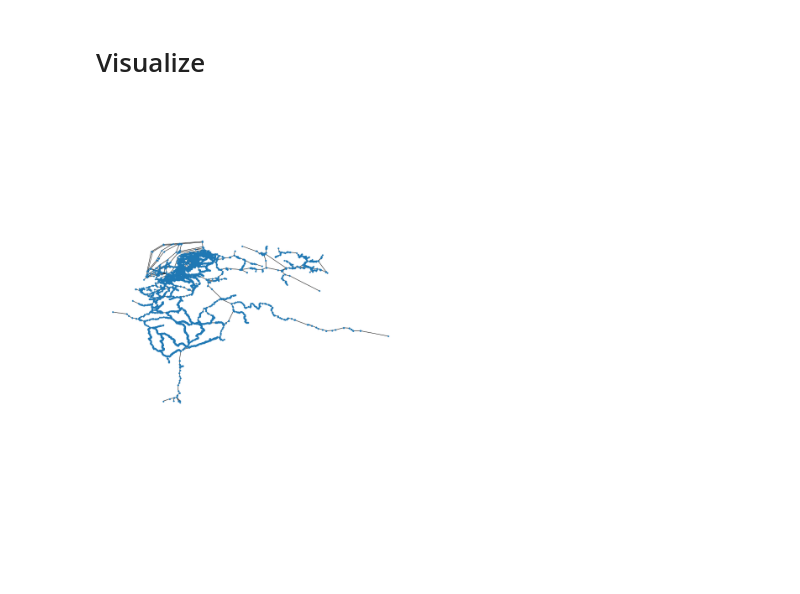
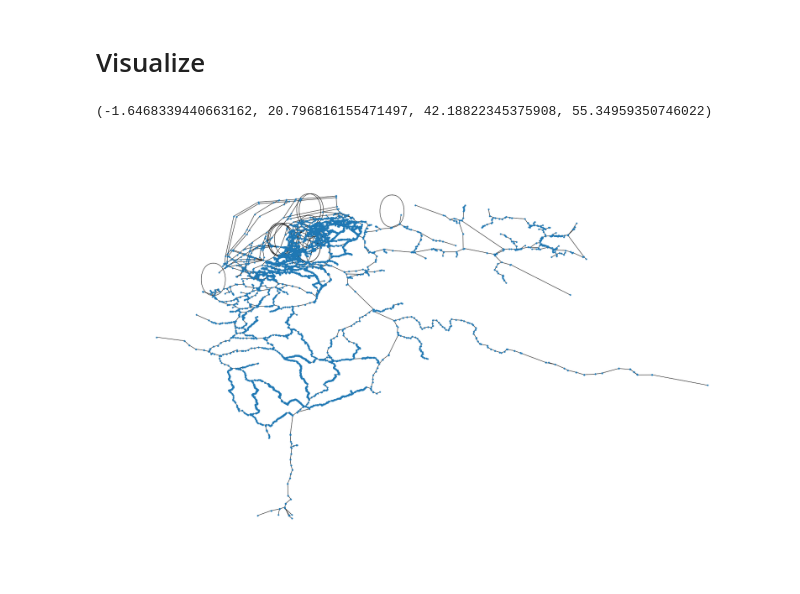
Before and after one commit to Deltares-research/digitaltwin-waterway, a Jupyter notebook: notebooks/fis-network/generate_fis_network.ipynb, the cells around one changed output. Saved outputs shown, nothing was run; the diff lists cells and outputs as text; code cells hidden in the pictures.

```diff
--- a/notebooks/fis-network/generate_fis_network.ipynb
+++ b/notebooks/fis-network/generate_fis_network.ipynb
@@ -66,8 +67,9 @@ navigability_columns = ['Id', 'Classification', 'Code', 'Description']
 ## section = section.merge(navigability[navigability_columns], left_on='geometry', right_on='geometry', how='left', suffixes=('', '_navigability'))
 
 # This is very slow.
-section['maximumdimensions_id'] = FIS.get_object_subobjects_list('section', section.Id.values, 'maximumdimensions')
-section['navigability_id'] = FIS.get_object_subobjects_list('section', section.Id.values, 'navigability')
+ids = tuple(section.Id.values)
+section['maximumdimensions_id'] = FIS.get_object_subobjects_list('section', ids, 'maximumdimensions')
+section['navigability_id'] = FIS.get_object_subobjects_list('section', ids, 'navigability')
 
 section = section.merge(maximumdimensions[maximumdimensions_columns], left_on='maximumdimensions_id', right_on='Id', how='left', suffixes=('', '_maximumdimensions'))
 section = section.merge(navigability[navigability_columns], left_on='navigability_id', right_on='Id', how='left', suffixes=('', '_navigability'))
@@ -325,10 +337,19 @@ network_includingHanging = build_network(section_fairway)
 # Only keep the largest component (subgraph) and remove all disconnected subgraphs.
 largest_component = max(nx.connected_components(network_includingHanging), key=len)
 network = network_includingHanging.subgraph(largest_component).copy()
+# %%
+# add subgraph index, 0 is the largest
+# There are general "country" graphs in the network
+network = network_includingHanging
+sorted_components = sorted(nx.connected_components(network_includingHanging), key=len, reverse=True)
+for i, component in enumerate(sorted_components):
+    network_i = network_includingHanging.subgraph(component)
+    for e, edge in network_i.edges.items():
+        edge['subgraph'] = i
 # %%
 # Add node properties
-# TODO: add node id here...
 for n in network.nodes:
+    network.nodes[n]['n'] = n
     network.nodes[n]['X'] = section_fairway_node.loc[n].x
     network.nodes[n]['Y'] = section_fairway_node.loc[n].y
     network.nodes[n]['geometry'] = '{}'.format(Point(section_fairway_node.loc[n].x, section_fairway_node.loc[n].y))
@@ -374,3 +356,11 @@ network = add_geometries(network)
+# %%
+# The network version 0.1 contains the lat/lon distance in a length property.
+# But we need the "great circle" or projected distance.
+# Let's define a function to recompute it.
+
+
+
+network = dtv_backend.network.network_utilities.add_geometries(network)
 # %%
 # Some stats
 print(nx.classes.function.info(network))
@@ -510,31 +389,20 @@ nx.write_shp(shp_network, str(outputdir / 'network_digital_twin_v0.2'))
 # Visualize
 # %%
 # this is the subway version of the corridor
-fig, axes = plt.subplots(ncols=2, figsize=(30, 20))
+fig, ax = plt.subplots(figsize=(30, 20))
 
 spatial_pos = {
     k: (v['X'], v['Y'])
     for k, v
     in network.nodes.items()
 }
 nx.draw(
     network,
     pos=spatial_pos,
     node_size=10,
-    ax=axes[0]
+    ax=ax
 )
-axes[0].axis('equal')
-
-# Visualize in a different layout to inspect for artefacts (should look like a ball of wool with some tentacles)
-pos = nx.spring_layout(network, pos=spatial_pos, weight='Length', iterations=10)
-
-nx.draw(
-    network,
-    pos=pos,
-    node_size=10,
-    ax=axes[1]
-)
-axes[1].axis('equal')
-plt.show()
+ax.axis('equal')
 # %% [output]
+(-1.6468339440663162, 20.796816155471497, 42.18822345375908, 55.34959350746022)
-[figure, old version]
+[figure, new version]
```
Also changed, not shown: parts of 18 cells of this notebook.
